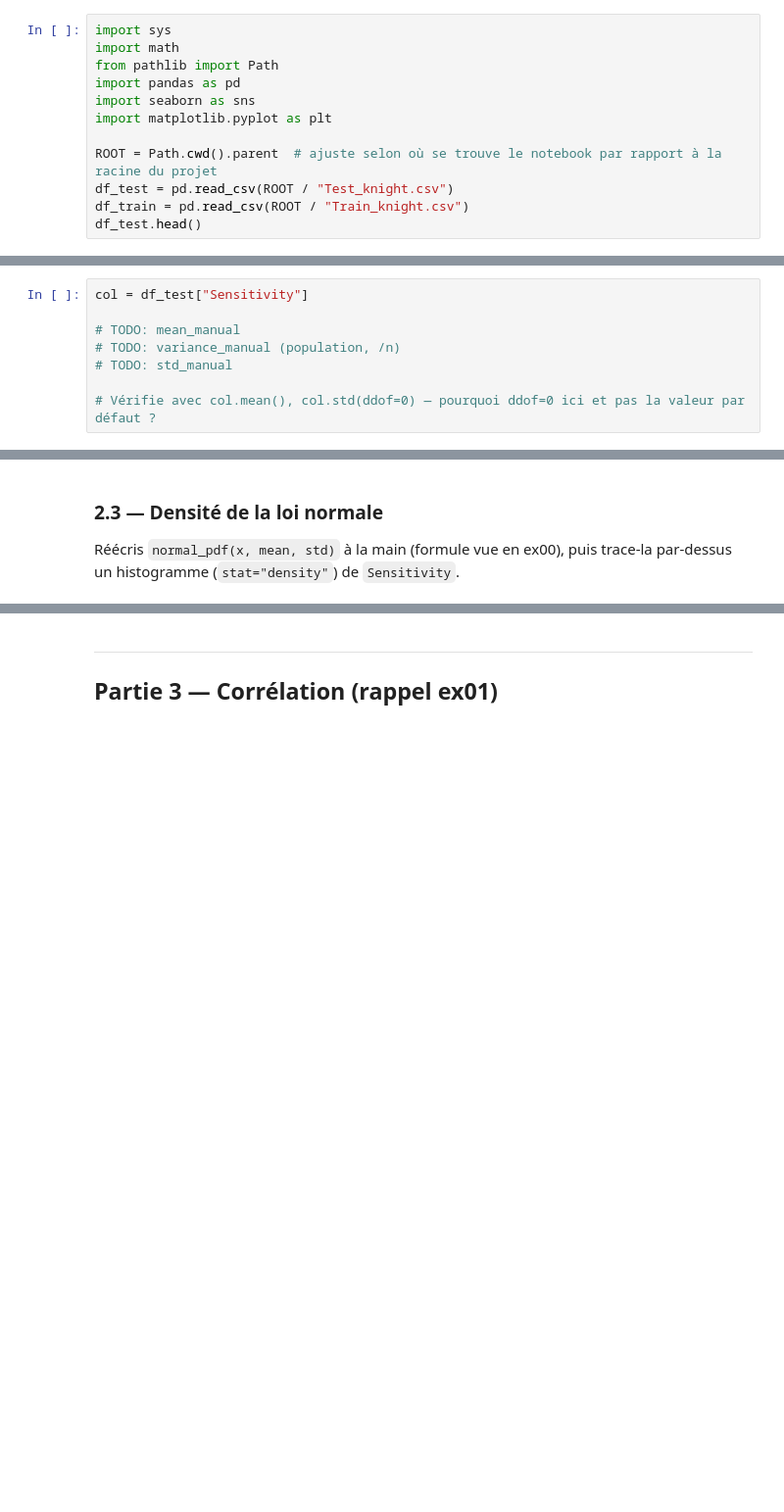
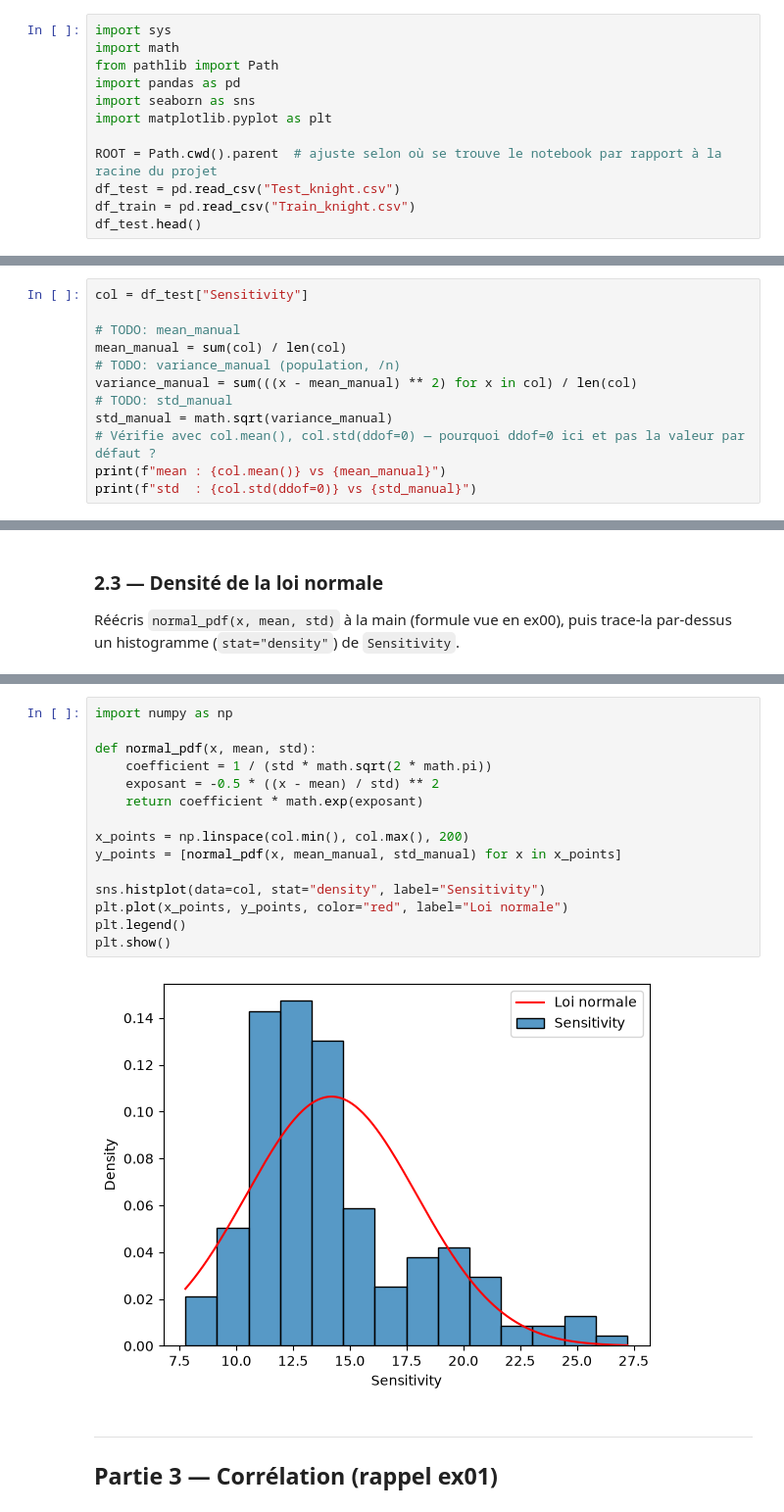
Before and after one commit to lazzylife42/data-science-03, a Jupyter notebook: training.ipynb, the cells around one changed output, grey strips where cells are left out. Shown at 98% size. Drawn from its saved outputs; the diff is of its cells as text; blank space fills up the shorter version.

```diff
--- a/training.ipynb
+++ b/training.ipynb
@@ -13,6 +13,6 @@ import seaborn as sns
 import matplotlib.pyplot as plt
 
 ROOT = Path.cwd().parent  # ajuste selon où se trouve le notebook par rapport à la racine du projet
-df_test = pd.read_csv(ROOT / "Test_knight.csv")
-df_train = pd.read_csv(ROOT / "Train_knight.csv")
+df_test = pd.read_csv("Test_knight.csv")
+df_train = pd.read_csv("Train_knight.csv")
 df_test.head()
@@ -80,7 +136,11 @@ Sur la colonne `Sensitivity` de `df_test`.
 col = df_test["Sensitivity"]
 
 # TODO: mean_manual
+mean_manual = sum(col) / len(col)
 # TODO: variance_manual (population, /n)
+variance_manual = sum(((x - mean_manual) ** 2) for x in col) / len(col)
 # TODO: std_manual
-
+std_manual = math.sqrt(variance_manual)
 # Vérifie avec col.mean(), col.std(ddof=0) — pourquoi ddof=0 ici et pas la valeur par défaut ?
+print(f"mean : {col.mean()} vs {mean_manual}")
+print(f"std  : {col.std(ddof=0)} vs {std_manual}")
@@ -103,3 +166,20 @@ def normal_pdf(x, mean, std):
+# %%
+import numpy as np
+
+def normal_pdf(x, mean, std):
+    coefficient = 1 / (std * math.sqrt(2 * math.pi))
+    exposant = -0.5 * ((x - mean) / std) ** 2
+    return coefficient * math.exp(exposant)
+
+x_points = np.linspace(col.min(), col.max(), 200)
+y_points = [normal_pdf(x, mean_manual, std_manual) for x in x_points]
+
+sns.histplot(data=col, stat="density", label="Sensitivity")
+plt.plot(x_points, y_points, color="red", label="Loi normale")
+plt.legend()
+plt.show()
+# %% [output]
+[figure, added]
 # %% [markdown]
 ---
 ## Partie 3 — Corrélation (rappel ex01)
```
Also changed, not shown: parts of 22 cells of this notebook.
